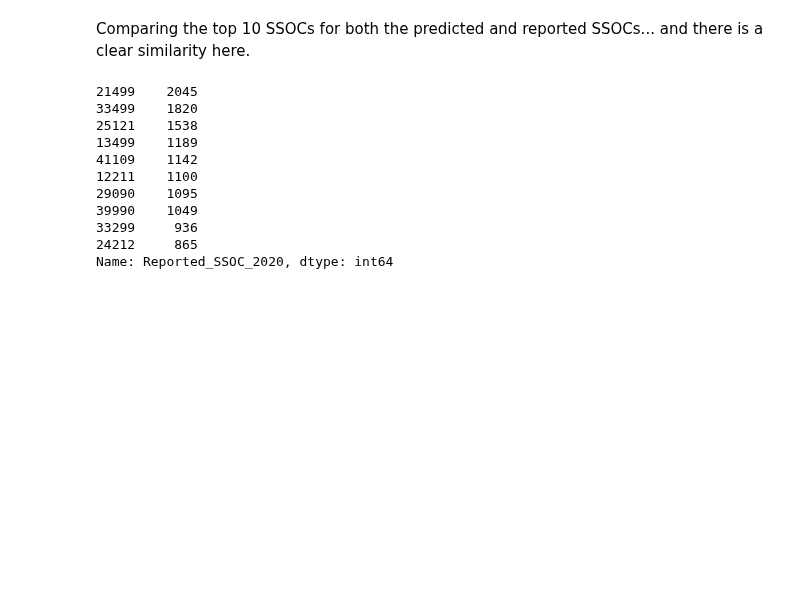
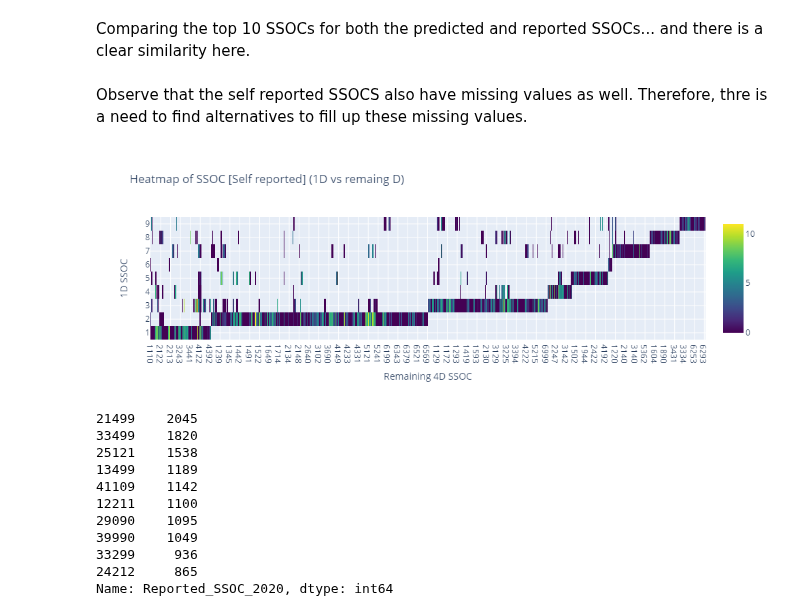
Before and after one commit to Benjamin-Aw-93/ssoc_autocoder, a Jupyter notebook: Notebooks/Investigating Data Distribution.ipynb, the cells around one changed output. Cells and saved outputs as stored; diff of their text form; code cells hidden in the pictures; blank space fills up the shorter version.

```diff
--- a/Notebooks/Investigating Data Distribution.ipynb
+++ b/Notebooks/Investigating Data Distribution.ipynb
@@ -86,17 +174,19 @@ Number of SSOCs with <10 counts: 730
 This is unfortunately only slightly worse than the declared SSOCs, with 464 SSOCs not being featured at all.
 # %%
 #original_ssocs = original_ssocs[~original_ssocs['Reported_SSOC_2020'].str.contains('X')]
-original_ssocs['Reported_SSOC_2020'] = original_ssocs['Reported_SSOC_2020'].astype('int64')
+original_ssocs['Reported_SSOC_2020'] = original_ssocs['Reported_SSOC_2020'].astype('str')
 data_w_original = pd.concat([data, mcf_final[['MCF_Job_Ad_ID']]], axis = 1).merge(original_ssocs,
                                                                                   on = 'MCF_Job_Ad_ID',
                                                                                   how = 'left')
+# %%
+SSOC_2020_counts = SSOC_2020_counts[['SSOC 2020']]
 # %%
 SSOC_2020_counts = SSOC_2020_counts.merge(data_w_original.groupby('Reported_SSOC_2020').count()['Cleaned_Description'].reset_index(),
                                           left_on = 'SSOC 2020',
                                           right_on = 'Reported_SSOC_2020',
                                           how = 'left').fillna(0)
 SSOC_2020_counts.drop('Reported_SSOC_2020', axis = 1, inplace = True)
-SSOC_2020_counts.columns = ['SSOC 2020', 'Description', 'Predicted_Count', 'Reported_Count']
+SSOC_2020_counts.columns = ['SSOC 2020', 'Reported_Count']
 # %%
 print(f"Number of SSOCs with 0 counts: {len(SSOC_2020_counts[SSOC_2020_counts['Reported_Count'] == 0])}")
 print(f"Number of SSOCs with <10 counts: {len(SSOC_2020_counts[SSOC_2020_counts['Reported_Count'] < 10])}")
@@ -105,6 +195,37 @@ Number of SSOCs with 0 counts: 464
 Number of SSOCs with <10 counts: 718
 # %% [markdown]
 Comparing the top 10 SSOCs for both the predicted and reported SSOCs... and there is a clear similarity here.
+# %%
+SSOC_2020_counts['1D'] = SSOC_2020_counts['SSOC 2020'].apply(lambda x: x[0:1])
+SSOC_2020_counts['Remaining_D'] = SSOC_2020_counts['SSOC 2020'].apply(lambda x: x[1:])
+SSOC_2020_counts['Log_Reported_Count'] = SSOC_2020_counts['Reported_Count'].apply(lambda x: np.log2(x) if x != 0 else 0 )
+# %% [markdown]
+Observe that the self reported SSOCS also have missing values as well. Therefore, thre is a need to find alternatives to fill up these missing values.
+# %%
+layout4 = go.Layout(
+    title = 'Heatmap of SSOC [Self reported] (1D vs remaing D)',
+    yaxis = dict(
+        title = '1D SSOC'
+    ),
+    xaxis = dict(
+        title = 'Remaining 4D SSOC'
+    )
+)
+
+trace4 = go.Heatmap(
+    z = SSOC_2020_counts.Log_Reported_Count,
+    x = SSOC_2020_counts.Remaining_D,
+    y = SSOC_2020_counts['1D'],
+    customdata = SSOC_2020_counts.Reported_Count,
+    hovertemplate='1D SSOC: %{x}<br>Remaining 4D SSOC: %{y}<br>Count: %{customdata}<extra></extra>',
+    colorscale='Viridis'
+)
+
+
+fig4 = go.Figure(data = [trace4], layout = layout4)
+py.offline.iplot(fig4)
+# %% [output]
+[figure, added]
 # %%
 data_w_original['Reported_SSOC_2020'].astype('str').str.slice(0, 5).value_counts().sort_values(ascending = False).head(10)
 # %% [output]
```
Also changed, not shown: parts of 10 cells of this notebook.
